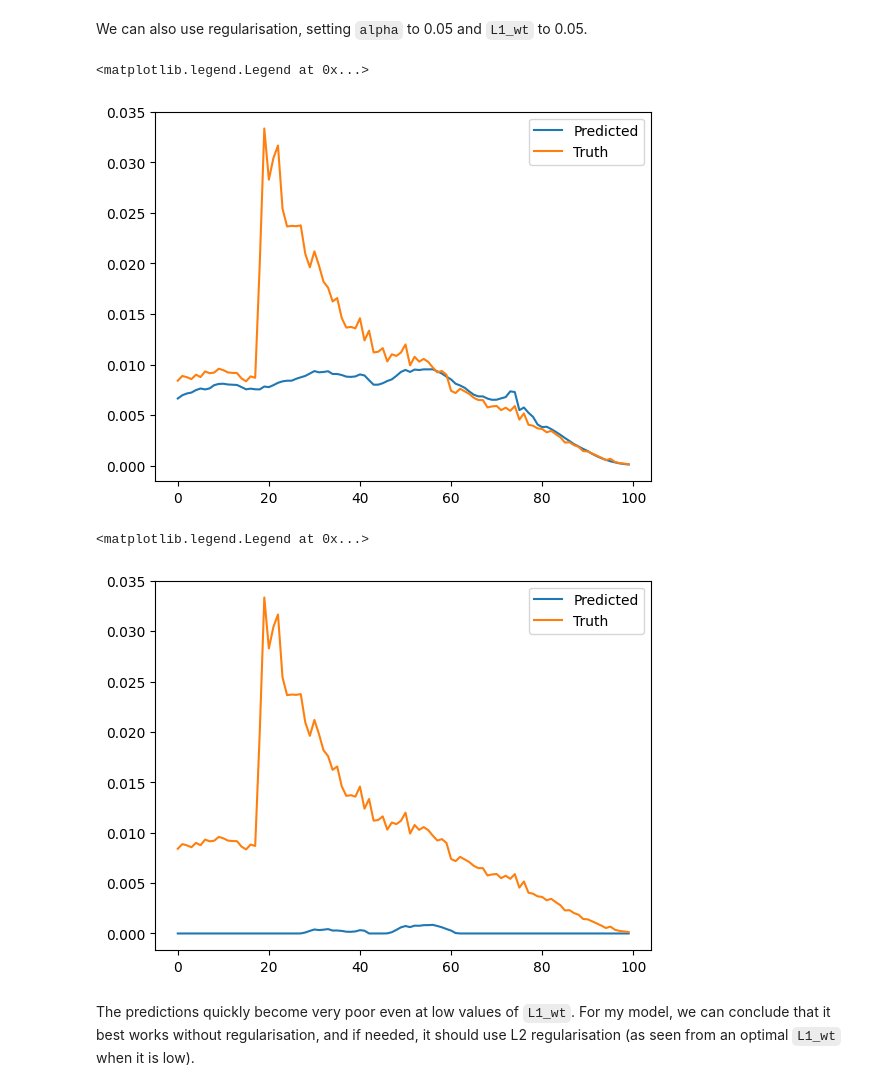
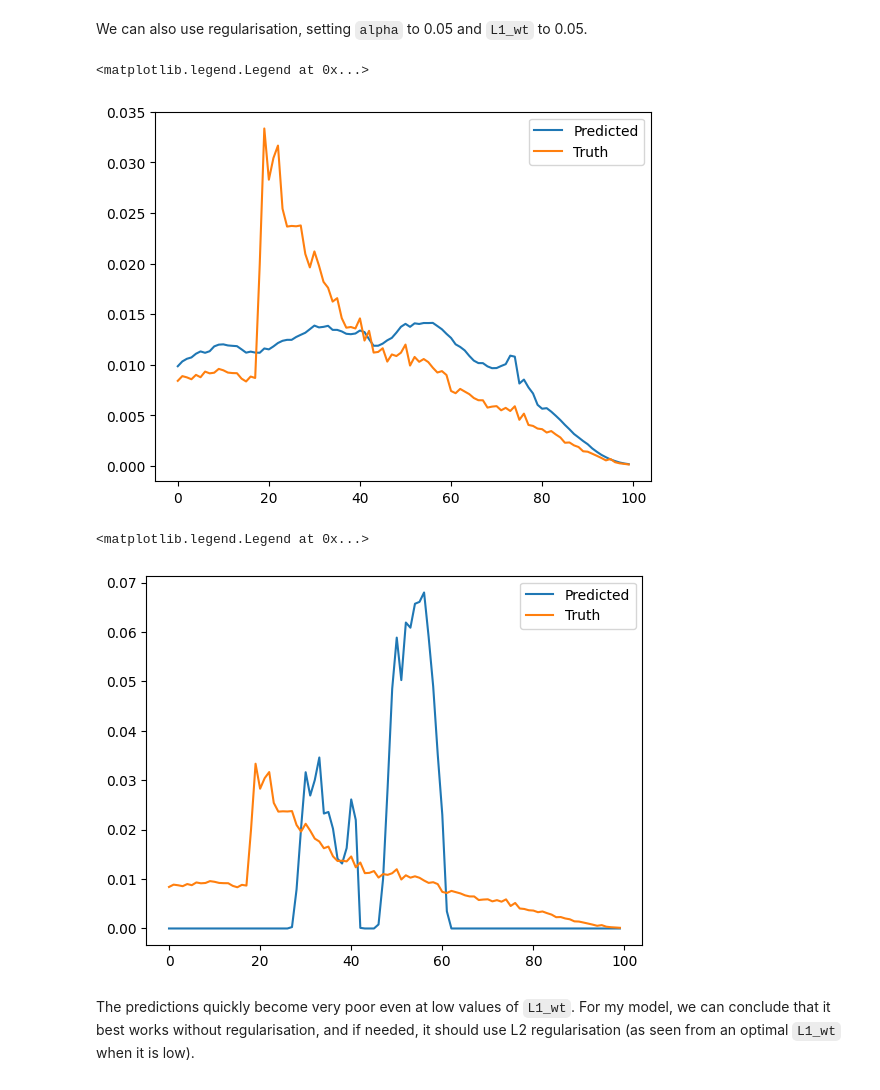
Before and after one commit to chenyilow/cyl68_ads_2024, a Jupyter notebook: _notebooks/03-address_glm.ipynb, the cells around one changed output. Saved outputs shown, nothing was run; the diff lists cells and outputs as text; code cells hidden in the pictures.

```diff
--- a/_notebooks/03-address_glm.ipynb
+++ b/_notebooks/03-address_glm.ipynb
@@ -1492,29 +1493,31 @@ for i in range(100):
     m_linear_basis = sm.OLS(response.values.flatten(), design)
     results = m_linear_basis.fit_regularized(alpha=0.05, L1_wt=0)
     pop += [results.predict(raw_data)[0]]
+pop = pop/np.sum(pop)
 plt.plot(range(100), pop, label="Predicted") #predicted demographics
 plt.plot(range(100), np.array(merged_df[merged_df["geography"] == city].iloc[:,1:101])[0], label="Truth") #truth
 plt.legend()
 # %% [output]
 <matplotlib.legend.Legend at 0x...>
-[figure, old version]
+[figure, new version]
 # %%
 total = np.array(breakdown)[0][3]
 raw_data = np.array(breakdown)[0][4:]/total
 pop = []
 for i in range(100):
     response = merged_df[[i]]
     features = merged_df.iloc[:,104:] # 9 feature vectors
     design = np.concatenate([merged_df.iloc[:, i].values.reshape(-1, 1) for i in range(104, 113)], axis=1)
     m_linear_basis = sm.OLS(response.values.flatten(), design)
     results = m_linear_basis.fit_regularized(alpha=0.05, L1_wt=0.05)
     pop += [results.predict(raw_data)[0]]
+pop = pop/np.sum(pop)
 plt.plot(range(100), pop, label="Predicted") #predicted demographics
 plt.plot(range(100), np.array(merged_df[merged_df["geography"] == city].iloc[:,1:101])[0], label="Truth") #truth
 plt.legend()
 # %% [output]
 <matplotlib.legend.Legend at 0x...>
-[figure, old version]
+[figure, new version]
 # %% [markdown]
 The predictions quickly become very poor even at low values of `L1_wt`. For my model, we can conclude that it best works without regularisation, and if needed, it should use L2 regularisation (as seen from an optimal `L1_wt` when it is low).
 # %% [markdown]
```
Also changed, not shown: parts of 15 cells of this notebook, 4 other files.
